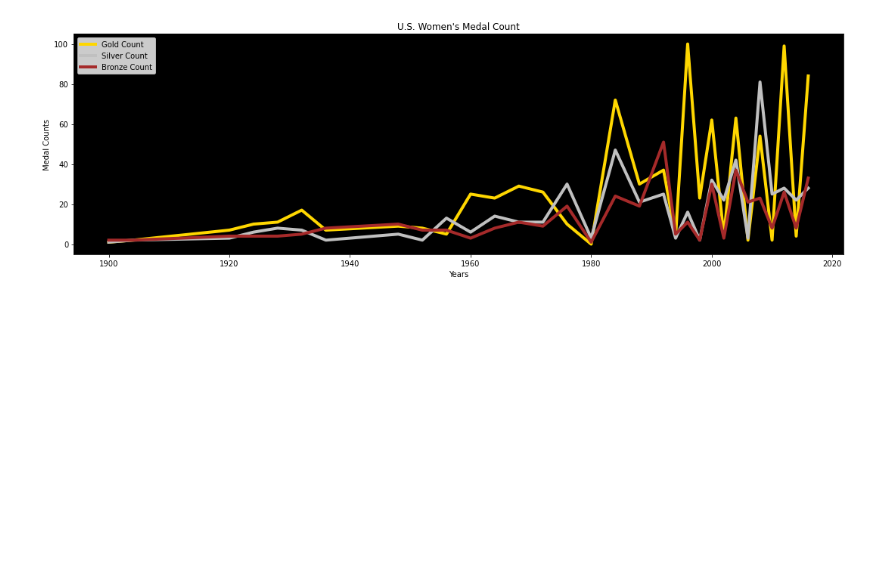
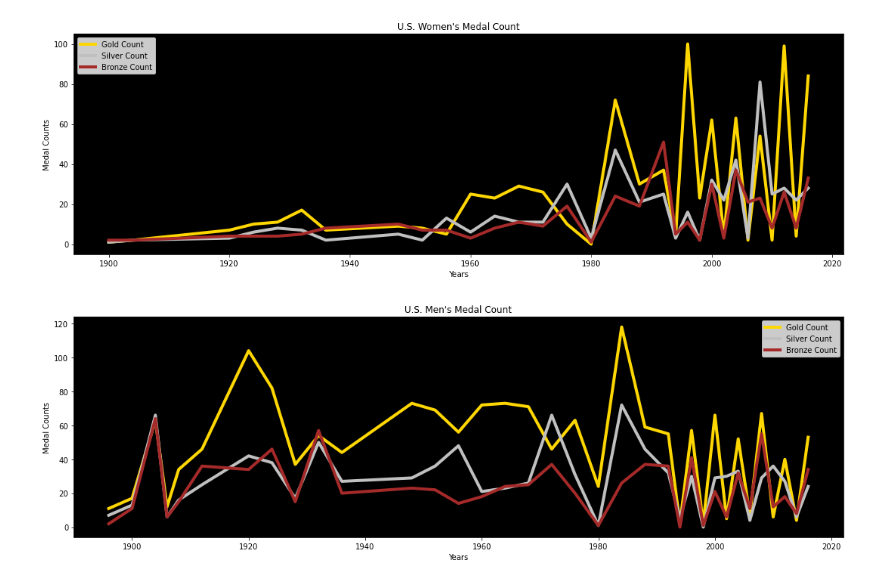
Before and after one commit to fhelms8/Git_Sum_Group_Prj, a Jupyter notebook: Alex_Work.ipynb, the cells around one changed output. Cells and saved outputs as stored; diff of their text form; code cells hidden in the pictures; blank space fills up the shorter version.

Commit message:
Final Alex Graphs

```diff
--- a/Alex_Work.ipynb
+++ b/Alex_Work.ipynb
@@ -159,2 +115,39 @@ plt.tight_layout()
 # %% [output]
 [figure]
+# %%
+USMW = USMale_Winner[["Year", "Medal"]]
+USMMC = USMW.groupby(['Year','Medal']).agg(Medal_Count=pd.NamedAgg(column="Medal",aggfunc ="count"))
+USMensMedalBRK = USMMC.reset_index()
+USMensBREAK = USMensMedalBRK.set_index('Year')
+
+USMWGold = USMensBREAK[(USMensBREAK["Medal"]=="Gold")]
+USMALGOLD = USMWGold.drop(columns=["Medal"])
+USMALGOLD.reset_index()
+USMEN_GOLDEN = USMALGOLD["Medal_Count"]
+
+USMWSilver = USMensBREAK[(USMensBREAK["Medal"]=="Silver")]
+USMALSILVER = USMWSilver.drop(columns=["Medal"])
+USMALSILVER.reset_index()
+USMEN_SILVER = USMALSILVER["Medal_Count"]
+
+USMWBronze = USMensBREAK[(USMensBREAK["Medal"]=="Bronze")]
+USMALBRONZE = USMWBronze.drop(columns=["Medal"])
+USMALBRONZE.reset_index()
+USMEN_BRONZE = USMALBRONZE["Medal_Count"]
+# %%
+USMen_Table = pd.DataFrame({"Gold Count":USMEN_GOLDEN,
+                            "Silver Count":USMEN_SILVER,
+                            "Bronze Count":USMEN_BRONZE
+})
+Men_Us_Clean = USMen_Table.replace(np.nan, 0)
+Men_Us_Clean_2 = Men_Us_Clean.astype(int)
+Men_Us_Clean_2.plot(style = {"Gold Count": 'gold', "Silver Count": 'silver', "Bronze Count":'brown'},figsize=(15,5), lw =4)
+ax = plt.axes()
+ax.set_facecolor("black")
+plt.title("U.S. Men's Medal Count")
+plt.xlabel("Years")
+plt.ylabel("Medal Counts")
+plt.tight_layout()
+plt.savefig("Visualizations/U.S. Men's Medal Count.png")
+# %% [output]
+[figure, added]
```
Also changed, not shown: parts of 13 cells of this notebook, 5 other files.
